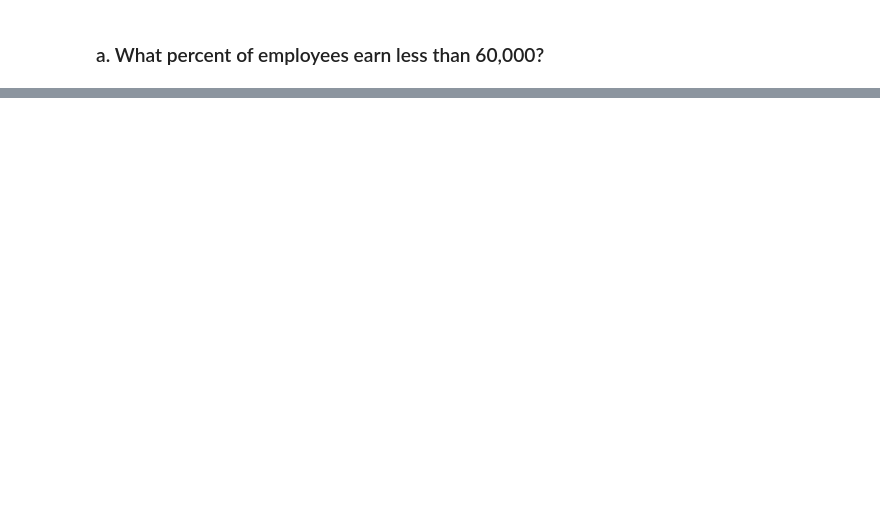
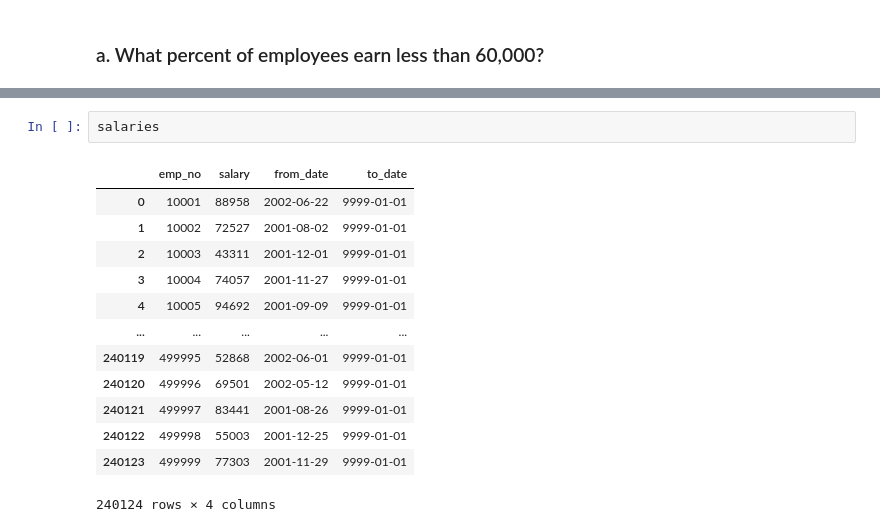
Before and after one commit to Matthew-Mays/statistics-exercises, a Jupyter notebook: probability_distributions.ipynb, the cells around one changed output, grey strips where cells are left out. Saved outputs shown, nothing was run; the diff lists cells and outputs as text; blank space fills up the shorter version.

```diff
--- a/probability_distributions.ipynb
+++ b/probability_distributions.ipynb
@@ -130,0 +199,16 @@ At two minutes per car there can be 17.5 max cars in line to still get fifteen m
+# %%
+salaries
+# %% [output]
+|  | emp_no | salary | from_date | to_date |
+| 0 | 10001 | 88958 | 2002-06-22 | 9999-01-01 |
+| 1 | 10002 | 72527 | 2001-08-02 | 9999-01-01 |
+| 2 | 10003 | 43311 | 2001-12-01 | 9999-01-01 |
+| 3 | 10004 | 74057 | 2001-11-27 | 9999-01-01 |
+| 4 | 10005 | 94692 | 2001-09-09 | 9999-01-01 |
+| ... | ... | ... | ... | ... |
+| 240119 | 499995 | 52868 | 2002-06-01 | 9999-01-01 |
+| 240120 | 499996 | 69501 | 2002-05-12 | 9999-01-01 |
+| 240121 | 499997 | 83441 | 2001-08-26 | 9999-01-01 |
+| 240122 | 499998 | 55003 | 2001-12-25 | 9999-01-01 |
+| 240123 | 499999 | 77303 | 2001-11-29 | 9999-01-01 |
+240124 rows × 4 columns
```
Also changed, not shown: parts of 30 cells of this notebook.
